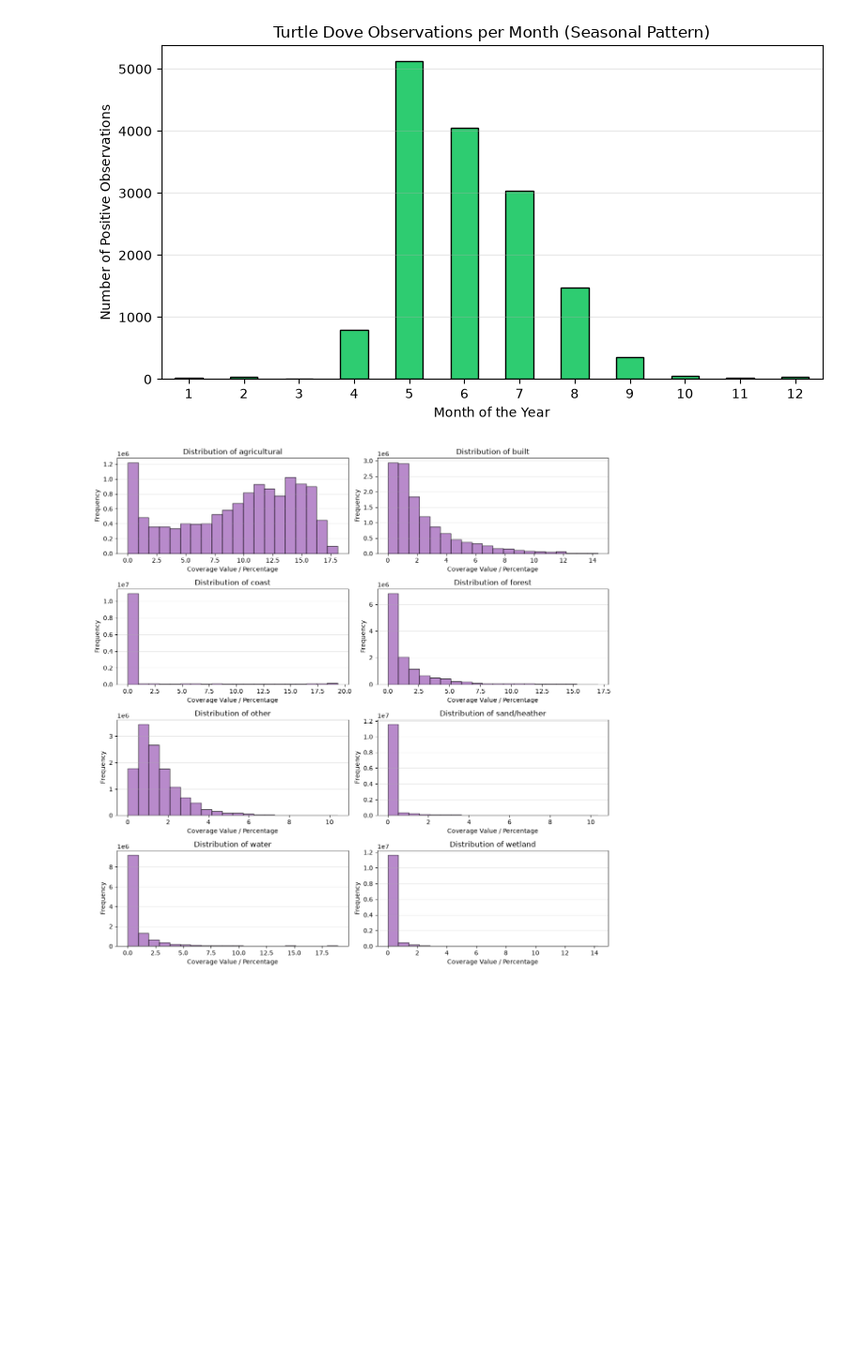
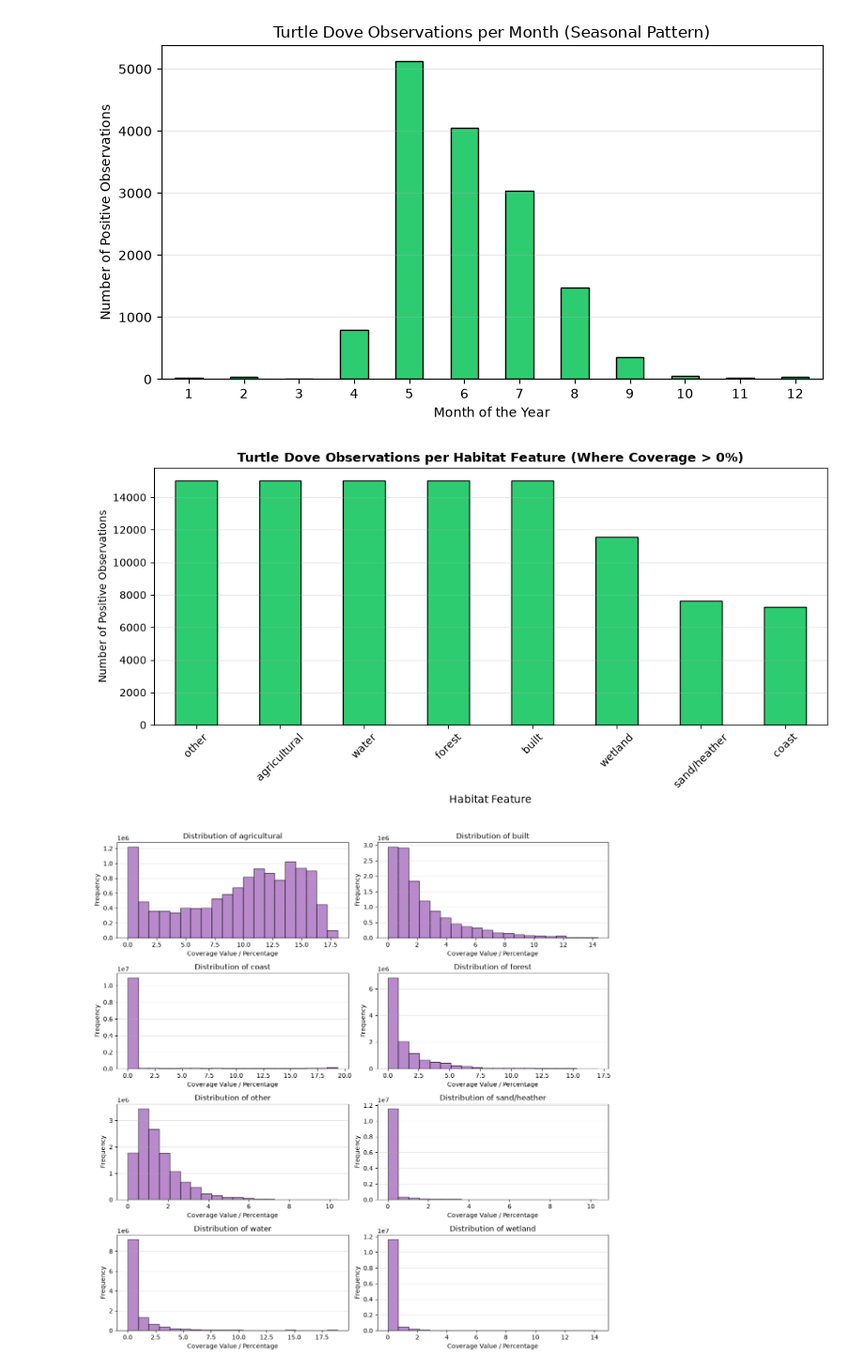
Before and after one commit to Lars399/DSAI-project-, a Jupyter notebook: Main_notebook.ipynb, the cells around one changed output. Shown at 94% size. Saved outputs shown, nothing was run; the diff lists cells and outputs as text; code cells hidden in the pictures; blank space fills up the shorter version.

Commit message:
added a new quick diagram

```diff
--- a/Main_notebook.ipynb
+++ b/Main_notebook.ipynb
@@ -288,6 +288,35 @@ else:
     print("Warning: 'month' not found.")
 # %% [output]
 [figure]
+# %%
+# Bar Chart: Number of Bird Presences Per Habitat Feature
+
+# Filter dataset to only include rows where the bird was actually seen (presence == 1)
+presence_only_df = merged_df[merged_df['presence'] == 1]
+
+# Define the habitat features to analyze
+habitat_features = ['agricultural', 'built', 'coast', 'forest', 'other', 'sand/heather', 'water', 'wetland']
+
+# Count positive observations where the habitat coverage is greater than 0
+feature_counts = (presence_only_df[habitat_features] > 0).sum()
+
+# Sort the features by the number of observations in descending order
+feature_counts = feature_counts.sort_values(ascending=False)
+
+# Plot the distribution per feature
+fig, ax = plt.subplots(figsize=(10, 5))
+feature_counts.plot(kind='bar', color='#2ecc71', edgecolor='black', ax=ax)
+
+ax.set_title('Turtle Dove Observations per Habitat Feature (Where Coverage > 0%)', fontweight='bold')
+ax.set_xlabel('Habitat Feature')
+ax.set_ylabel('Number of Positive Observations')
+ax.grid(axis='y', alpha=0.3)
+plt.xticks(rotation=45)
+
+plt.tight_layout()
+plt.show()
+# %% [output]
+[figure, added]
 # %%
 # Histograms: Distribution shapes for all habitat variables
 
```
